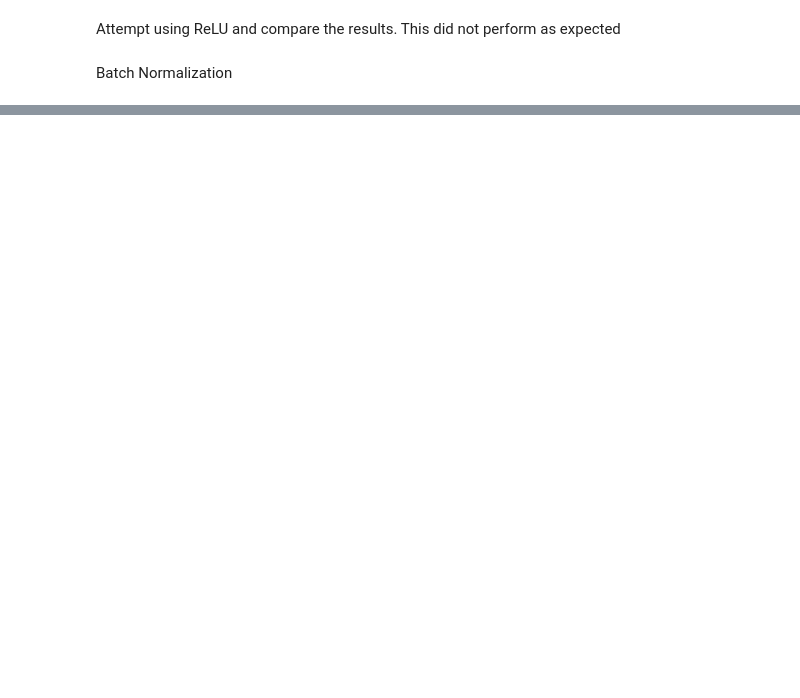
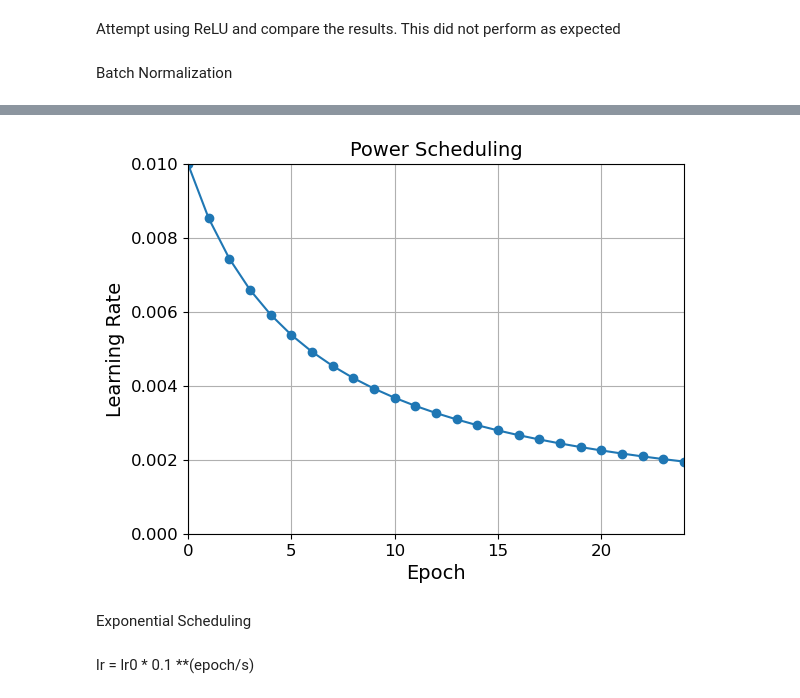
Before and after one commit to Clint-Os/Machine-Learning, a Jupyter notebook: Training Deep Neural Networks.ipynb, the cells around one changed output, grey strips where cells are left out. Drawn from its saved outputs; the diff is of its cells as text; code cells hidden in the pictures; blank space fills up the shorter version.

```diff
--- a/Training Deep Neural Networks.ipynb
+++ b/Training Deep Neural Networks.ipynb
@@ -276,0 +599,3 @@ Batch Normalization
+# %%
+n_epochs = 25
+history = model.fit(X_train_scaled, y_train, epochs=n_epochs, validation_data=(X_valid_scaled, y_valid))
@@ -276,0 +620,23 @@ Batch Normalization
+# %%
+import math
+
+learning_rate = 0.01
+decay = 1e-4
+batch_size = 32
+n_steps_per_epoch = math.ceil(len(X_train) / batch_size)
+epochs = np.arange(n_epochs)
+lrs = learning_rate / (1 + decay * epochs * n_steps_per_epoch)
+
+plt.plot(epochs, lrs,  "o-")
+plt.axis([0, n_epochs - 1, 0, 0.01])
+plt.xlabel("Epoch")
+plt.ylabel("Learning Rate")
+plt.title("Power Scheduling", fontsize=14)
+plt.grid(True)
+plt.show()
+# %% [output]
+[figure, added]
+# %% [markdown]
+Exponential Scheduling
+# %% [markdown]
+lr = lr0 * 0.1 **(epoch/s)
```
Also changed, not shown: parts of 88 cells of this notebook, 4 other files.
